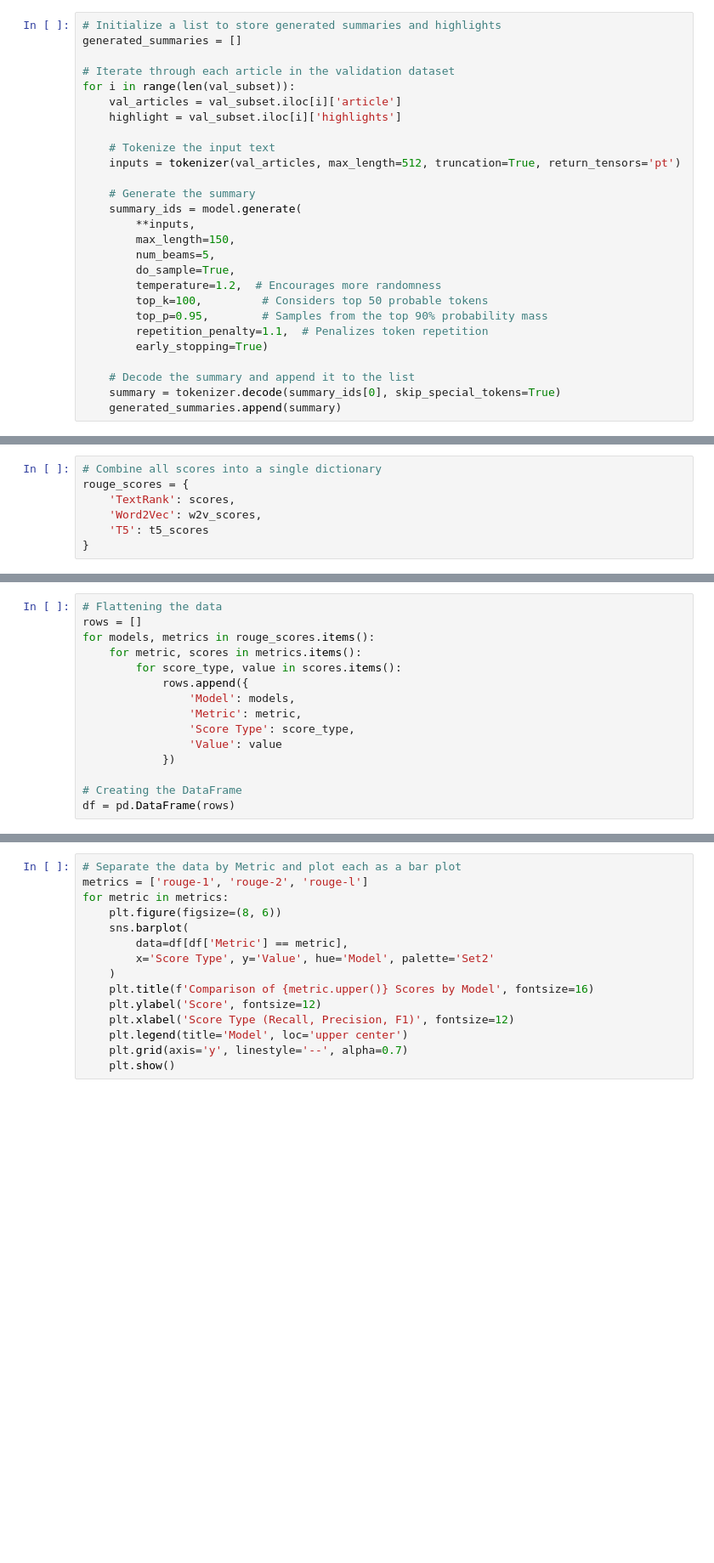
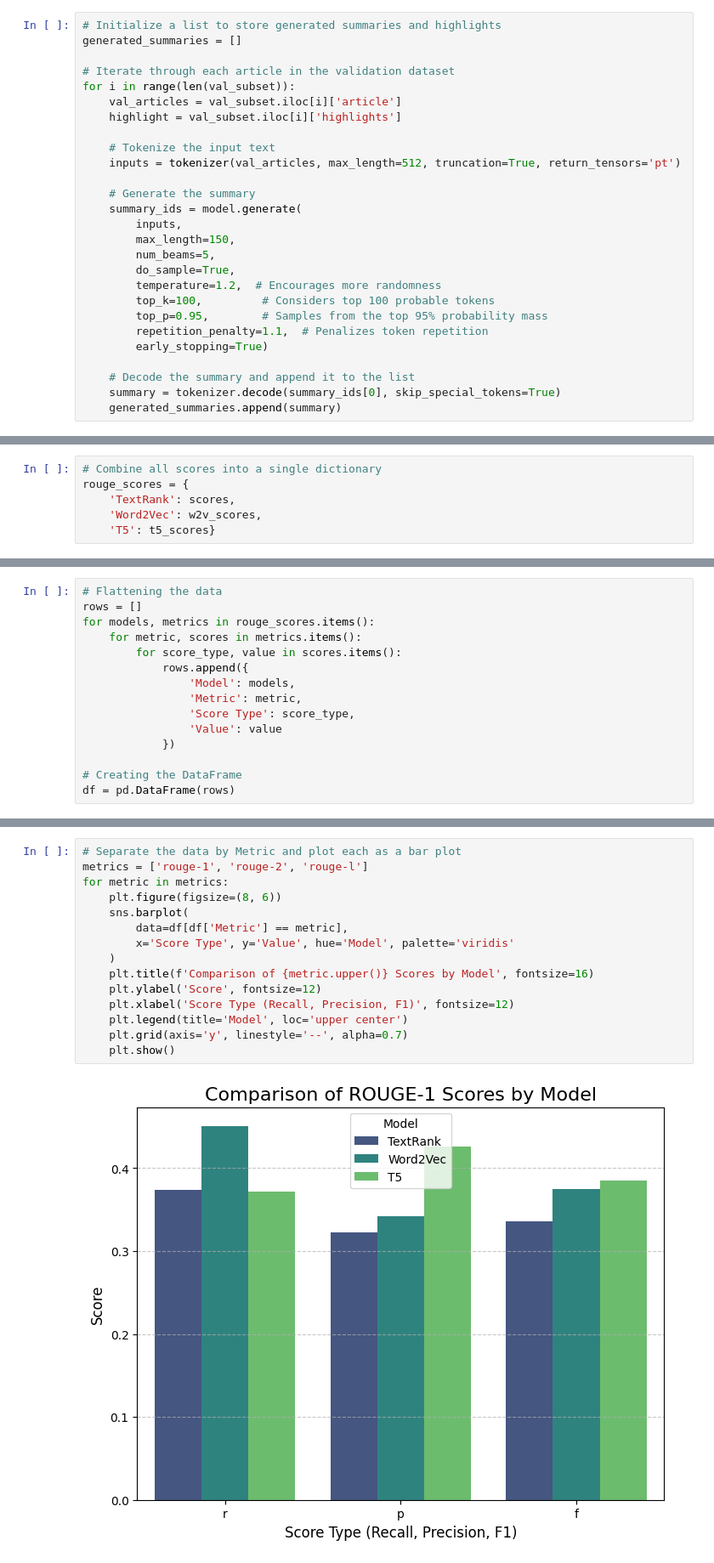
Before and after one commit to sandrabinu3/Text_Summarization_using_NLP-Project, a Jupyter notebook: textSum.ipynb, the cells around one changed output, grey strips where cells are left out. Shown at 85% size. Saved outputs shown, nothing was run; the diff lists cells and outputs as text; blank space fills up the shorter version.

```diff
--- a/textSum.ipynb
+++ b/textSum.ipynb
@@ -568,13 +582,13 @@ for i in range(len(val_subset)):
 
     # Generate the summary
     summary_ids = model.generate(
-        **inputs,
+        inputs,
         max_length=150,
         num_beams=5,
         do_sample=True,
         temperature=1.2,  # Encourages more randomness
-        top_k=100,         # Considers top 50 probable tokens
-        top_p=0.95,        # Samples from the top 90% probability mass
+        top_k=100,         # Considers top 100 probable tokens
+        top_p=0.95,        # Samples from the top 95% probability mass
         repetition_penalty=1.1,  # Penalizes token repetition
         early_stopping=True)
 
@@ -601,8 +631,7 @@ val_subset.iloc[9]['article']
 rouge_scores = {
     'TextRank': scores,
     'Word2Vec': w2v_scores,
-    'T5': t5_scores
-}
+    'T5': t5_scores}
 # %%
 # Print the combined dictionary
 print(rouge_scores)
@@ -643,15 +687,17 @@ plt.show()
 # %%
 # Separate the data by Metric and plot each as a bar plot
 metrics = ['rouge-1', 'rouge-2', 'rouge-l']
 for metric in metrics:
     plt.figure(figsize=(8, 6))
     sns.barplot(
         data=df[df['Metric'] == metric],
-        x='Score Type', y='Value', hue='Model', palette='Set2'
+        x='Score Type', y='Value', hue='Model', palette='viridis'
     )
     plt.title(f'Comparison of {metric.upper()} Scores by Model', fontsize=16)
     plt.ylabel('Score', fontsize=12)
     plt.xlabel('Score Type (Recall, Precision, F1)', fontsize=12)
     plt.legend(title='Model', loc='upper center')
     plt.grid(axis='y', linestyle='--', alpha=0.7)
     plt.show()
+# %% [output]
+[figure, added]
```
Also changed, not shown: parts of 18 cells of this notebook, 10 other files.
